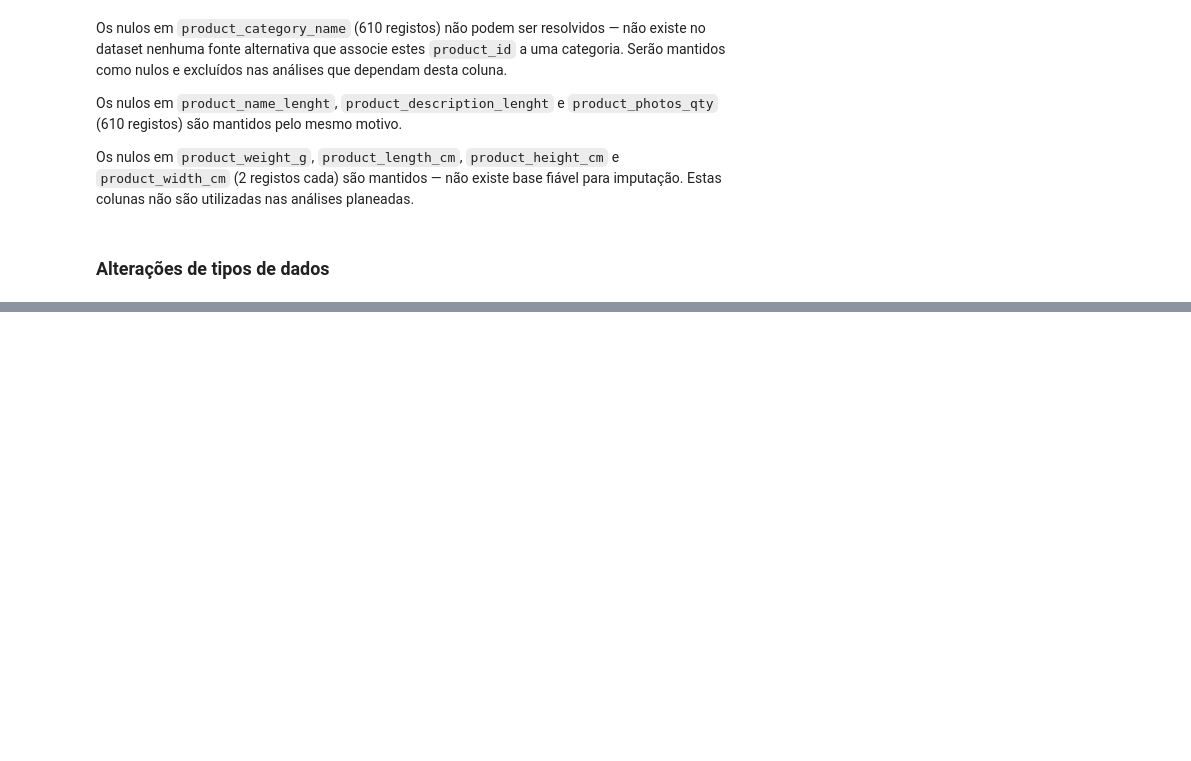
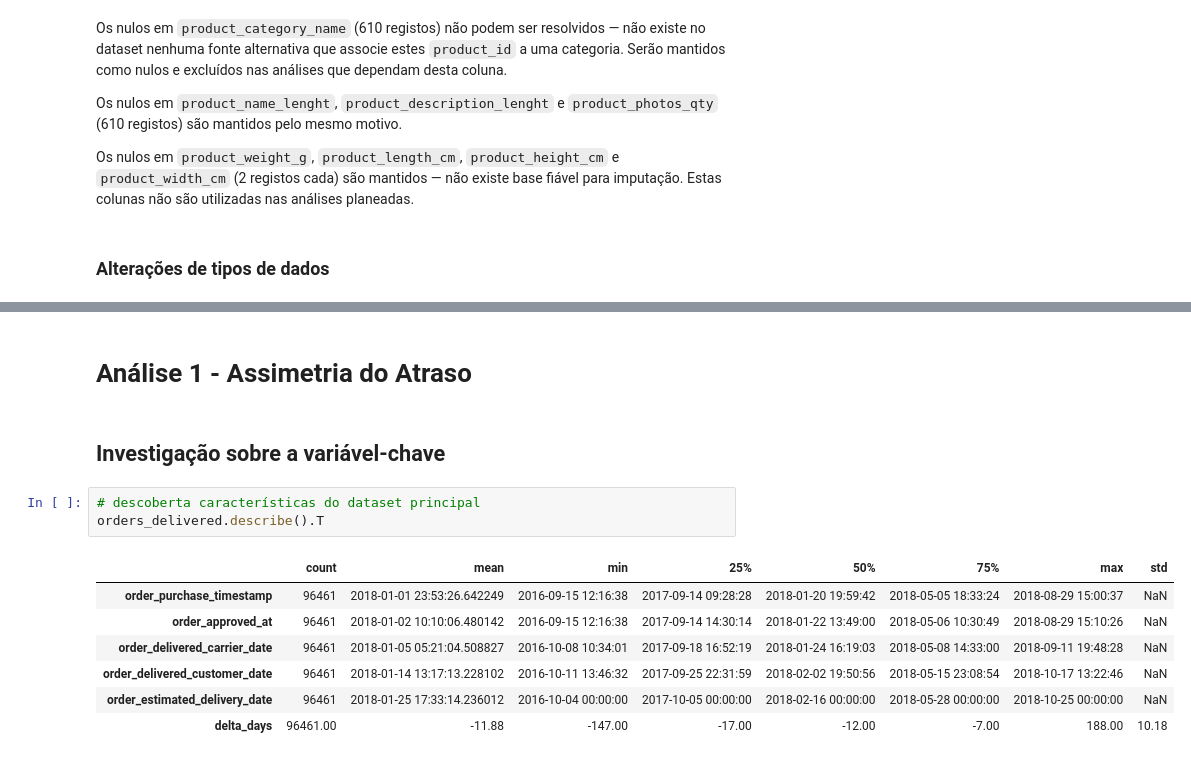
Before and after one commit to rodriguesbrian/olist_project, a Jupyter notebook: notebooks/analysis.ipynb, the cells around one changed output, grey strips where cells are left out. Cells and saved outputs as stored; diff of their text form; blank space fills up the shorter version.

```diff
--- a/notebooks/analysis.ipynb
+++ b/notebooks/analysis.ipynb
@@ -810,0 +872,15 @@ Os nulos em `product_weight_g`, `product_length_cm`, `product_height_cm` e `prod
+# %% [markdown]
+# Análise 1 - Assimetria do Atraso
+# %% [markdown]
+## Investigação sobre a variável-chave
+# %%
+# descoberta características do dataset principal
+orders_delivered.describe().T
+# %% [output]
+|  | count | mean | min | 25% | 50% | 75% | max | std |
+| order_purchase_timestamp | 96461 | 2018-01-01 23:53:26.642249 | 2016-09-15 12:16:38 | 2017-09-14 09:28:28 | 2018-01-20 19:59:42 | 2018-05-05 18:33:24 | 2018-08-29 15:00:37 | NaN |
+| order_approved_at | 96461 | 2018-01-02 10:10:06.480142 | 2016-09-15 12:16:38 | 2017-09-14 14:30:14 | 2018-01-22 13:49:00 | 2018-05-06 10:30:49 | 2018-08-29 15:10:26 | NaN |
+| order_delivered_carrier_date | 96461 | 2018-01-05 05:21:04.508827 | 2016-10-08 10:34:01 | 2017-09-18 16:52:19 | 2018-01-24 16:19:03 | 2018-05-08 14:33:00 | 2018-09-11 19:48:28 | NaN |
+| order_delivered_customer_date | 96461 | 2018-01-14 13:17:13.228102 | 2016-10-11 13:46:32 | 2017-09-25 22:31:59 | 2018-02-02 19:50:56 | 2018-05-15 23:08:54 | 2018-10-17 13:22:46 | NaN |
+| order_estimated_delivery_date | 96461 | 2018-01-25 17:33:14.236012 | 2016-10-04 00:00:00 | 2017-10-05 00:00:00 | 2018-02-16 00:00:00 | 2018-05-28 00:00:00 | 2018-10-25 00:00:00 | NaN |
+| delta_days | 96461.00 | -11.88 | -147.00 | -17.00 | -12.00 | -7.00 | 188.00 | 10.18 |
```
Also changed, not shown: parts of 36 cells of this notebook.
